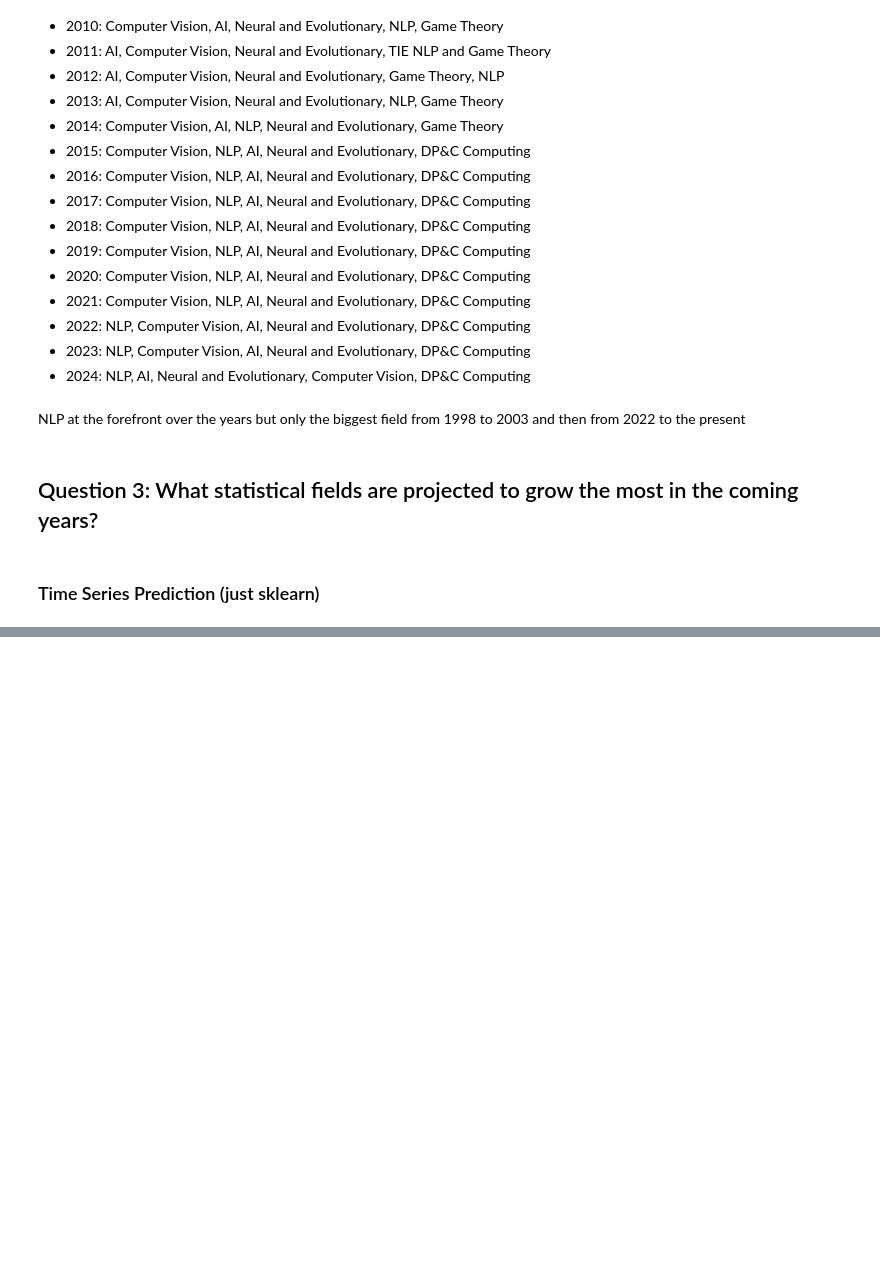
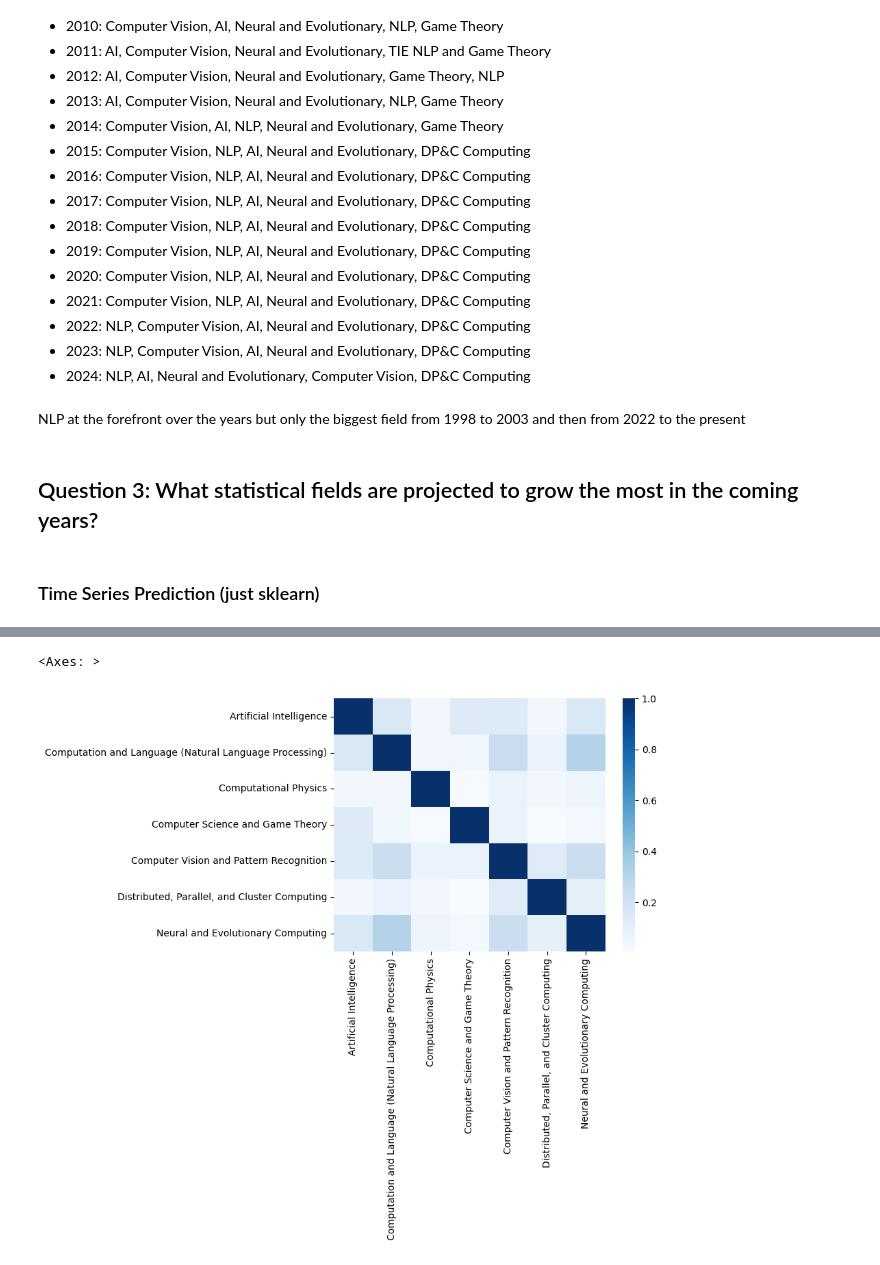
Before and after one commit to narenp12/stats140finalproj, a Jupyter notebook: comp.ipynb, the cells around one changed output, grey strips where cells are left out. Drawn from its saved outputs; the diff is of its cells as text; code cells hidden in the pictures; blank space fills up the shorter version.

```diff
--- a/comp.ipynb
+++ b/comp.ipynb
@@ -236,3 +236,25 @@ recent_growth = recent.groupby(['category'])['pct'].mean().reset_index()
 px.bar(recent_growth, x = 'category', y = 'pct', color = 'category')
 # %% [markdown]
 ### Time Series Prediction (just sklearn)
+# %%
+original = pd.read_parquet("arXiv.parquet")
+original.published_date = pd.to_datetime(original.published_date)
+original['year'] = original.published_date.dt.year
+original['month'] = original.published_date.dt.month
+original['category'] = original['category'].replace('Computation and Language (Legacy category)', 'Computation and Language (Natural Language Processing)')
+
+copy = original
+
+original = original.query("year != 2025") #Want full year data (2025 incomplete)
+categories = pd.Series(pd.unique(original.category))
+comp_topics = list(categories[categories.astype(str).str.contains("Comp")])
+comp_topics.append("Artificial Intelligence")
+comp_topics = pd.Series(comp_topics)
+comp_topics = comp_topics[~comp_topics.isin(['Complex Variables', 'Computation (Statistics)', 'Symbolic Computation','Computational Finance', 'Logic in Computer Science','Human-Computer Interaction', 'Computational Geometry', 'Computers and Society', 'Computational Engineering, Finance, and Science', 'Computational Complexity', 'Other Computer Science'])]
+comp_date = original.query('category.isin(@comp_topics)').groupby(['published_date', 'category']).size().reset_index(name='count').query("count > 0")
+# %%
+corr_df = comp_date.pivot_table(index='published_date', columns='category', fill_value=0)
+# %%
+cn = pd.Series(pd.unique(comp_date.category)).sort_values()
+corr_df.columns = cn
+corr_df
@@ -238,0 +276,6 @@ px.bar(recent_growth, x = 'category', y = 'pct', color = 'category')
+# %%
+import seaborn as sb
+sb.heatmap(corr_df.corr(), cmap='Blues')
+# %% [output]
+<Axes: >
+[figure, added]
```
Also changed, not shown: parts of 19 cells of this notebook, 31 other files.
